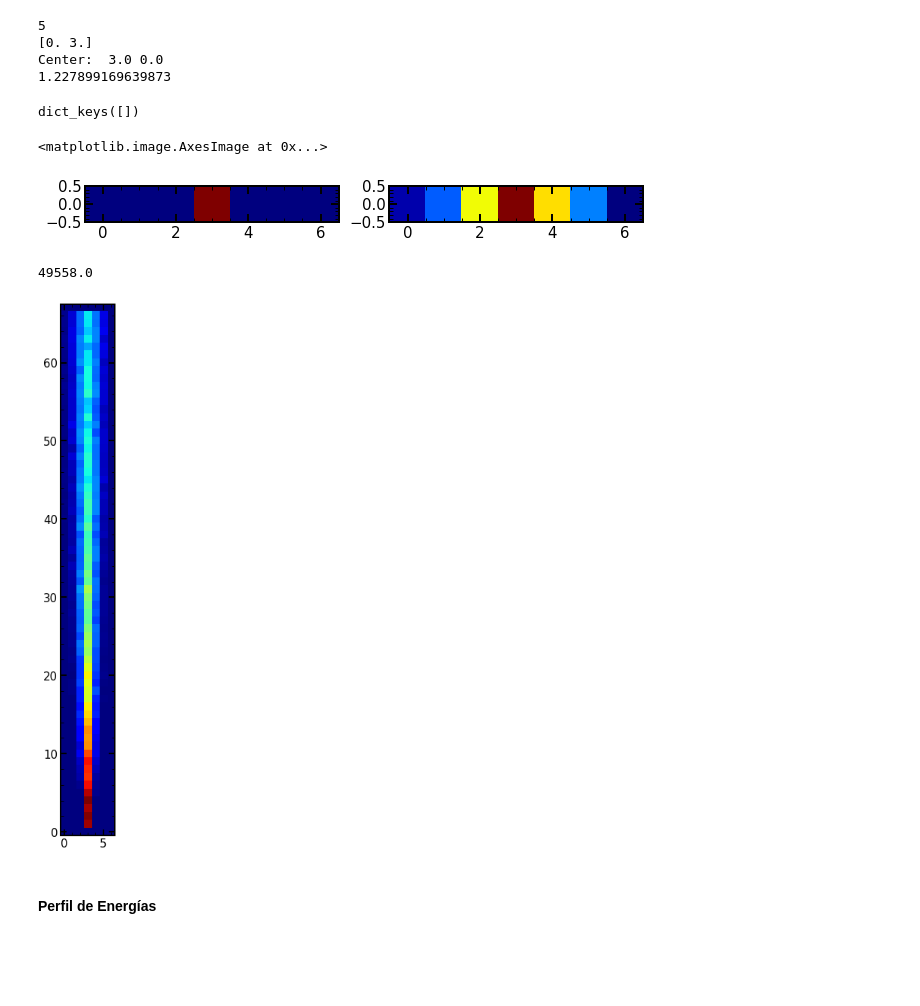
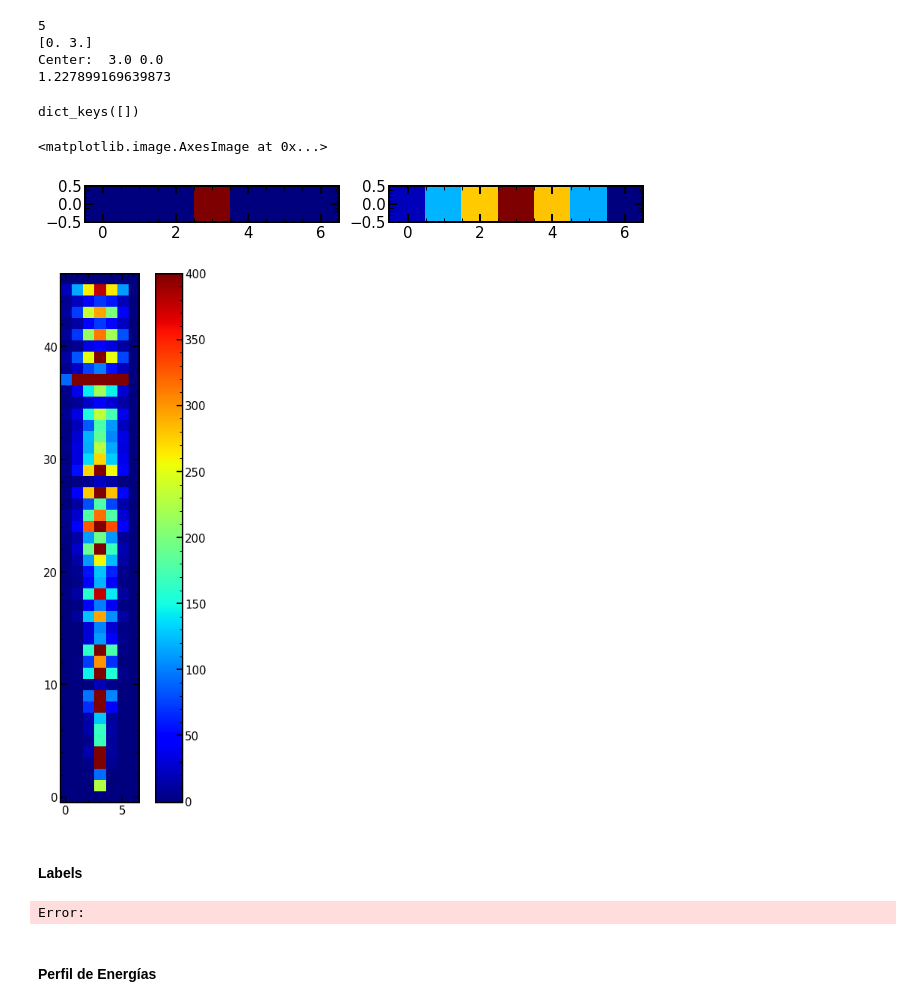
Before and after one commit to mausanram/CodigosICN, a Jupyter notebook: Simulacion_ab_initio/Sim_ab_initio.ipynb, the cells around one changed output. Saved outputs shown, nothing was run; the diff lists cells and outputs as text; code cells hidden in the pictures; blank space fills up the shorter version.

```diff
--- a/Simulacion_ab_initio/Sim_ab_initio.ipynb
+++ b/Simulacion_ab_initio/Sim_ab_initio.ipynb
@@ -338,7 +343,7 @@ def diffution_curve(z, alpha, beta):
 # %%
 dict_diffuse = {'Alpha' : 7.964, 'Beta' : 2.379 * 10**(-4)}
 
-### ------------------ PArámetros extra para dibujar la trza ----------------- ###
+### ------------------ PArámetros extra para dibujar la traza ----------------- ###
 CCD_deep = 725 # micras
 muon_deep = 725 # micras
 muon_deep_px = muon_deep/15
@@ -355,8 +360,9 @@ electrons = Energy_DP_eV * ratio_eV_electron
 ang_theta = 45 # Grados
 ang_theta_rad = np.radians(ang_theta)
 delta_L = 1000 # micras
+momentum = 1000 # MeV
 
-delta_XY = np.sqrt(delta_L**2 - muon_deep )
+delta_XY = np.sqrt(delta_L**2 - muon_deep**2)
 delta_XY_px = delta_XY / 15
 # print(np.around(delta_XY_px, 0))
 
@@ -381,8 +387,8 @@ Beta = dict_diffuse['Beta']
 z_deeps = np.arange(7.5, CCD_deep, 7.5) # micras
 # z_depps_px = np.arange(0.5, np.around(CCD_deep_px, 1), 1)
 
-# print(z_depps_px)
 print('Longitud de la lista de profundidad: ', len(z_deeps))#, len(z_depps_px))
+# print(z_deeps)
 # %% [output]
 Profundidad de la CCD:  725  micras, o  48.333  píxeles
 Profundidad del muon:  725  micras, o  48.333333333333336  píxeles
@@ -795,10 +801,15 @@ for index in np.arange(1, len(sigma_values)):
     # print(dis)
 
     #### La carga de cada linea tiene que ser aleatoria (distribución normal) centrada en la carga por linea que ya se encontró ###
-    Random_Energy_Dep = rand.choices(Energy_Dep, dis_ENergy_Dep)
+    # Random_Energy_Dep = rand.choices(Energy_Dep, dis_ENergy_Dep)
+    # Edep_per_line = Random_Energy_Dep[0]
+
+    Random_Energy_Dep= random_LV(0.0015, momentum)
+    Edep_per_line = Random_Energy_Dep * 10**3 * ratio_eV_electron # e-
+    # print(Random_Energy_Dep * 10**3 * ratio_eV_electron)
 
     n = 0
-    while n < int(Random_Energy_Dep[0]):
+    while n < int(Edep_per_line):
         # print(dis_gaussian_1D)
         n = n + 1
 
@@ -840,27 +851,43 @@ axs[1].imshow(list_pixels_matrix[-2], cmap = 'jet')
 # %% [output]
 dict_keys([])
 <matplotlib.image.AxesImage at 0x...>
-[figure, old version]
+[figure, new version]
 # %%
 # for index in np.arange(0, len(list_keys)):
 #     rows_gauss = np.vsplit(dict_pix[list_keys[index]],len(dict_pix[list_keys[index]]))
 
 imagen = np.concatenate(list_pixels_matrix, axis = 0)
 # Zeros = np.zeros([int(np.around(delta_XY_px,0)), anchura_max])
 # print(Zeros.shape)
 # x, y = np.meshgrid(i, j)
 # plt.imshow(Zeros)
 # imagen = np.concatenate((Gaussian_1, Gaussian_2), axis = 0)
-
-print(imagen.sum())
+# print(imagen.sum())
 
 fig, axs = plt.subplots(figsize=[8, 13])
-x1 = axs.imshow(imagen, origin = 'lower',cmap = ColorMap)
-# fig.colorbar(x1)
+x1 = axs.imshow(imagen, origin = 'lower',cmap = ColorMap, vmin=-1, vmax=400)
+fig.colorbar(x1)
 plt.show()
 # %% [output]
-49558.0
-[figure, old version]
+[figure, new version]
+# %% [markdown]
+#### Labels
+# %%
+n_label = 1
+extra = 0
+
+min_energy_for_label = 1
+# label_img, nlabels_img = sk.measure.label(imagen > min_energy_for_label, connectivity=2, return_num=True)
+label, n_events = ndimage.label(imagen > min_energy_for_label,structure=[[1,1,1],[1,1,1],[1,1,1]]) # 48
+prop = sk.measure.regionprops(label, imagen)
+loc = ndimage.find_objects(label==n_label)[0]
+
+# print(label)
+# plt.imshow(label==1)
+plt.imshow(imagen[loc[0].start-extra:loc[0].stop+extra, loc[1].start-extra:loc[1].stop+extra])#, cmap= Colormap)#, origin = 'lower')
+plt.show()
+# %% [output]
+Error:
 # %% [markdown]
 #### Perfil de Energías
 # %%
```
Also changed, not shown: parts of 6 cells of this notebook, 6 other files.
